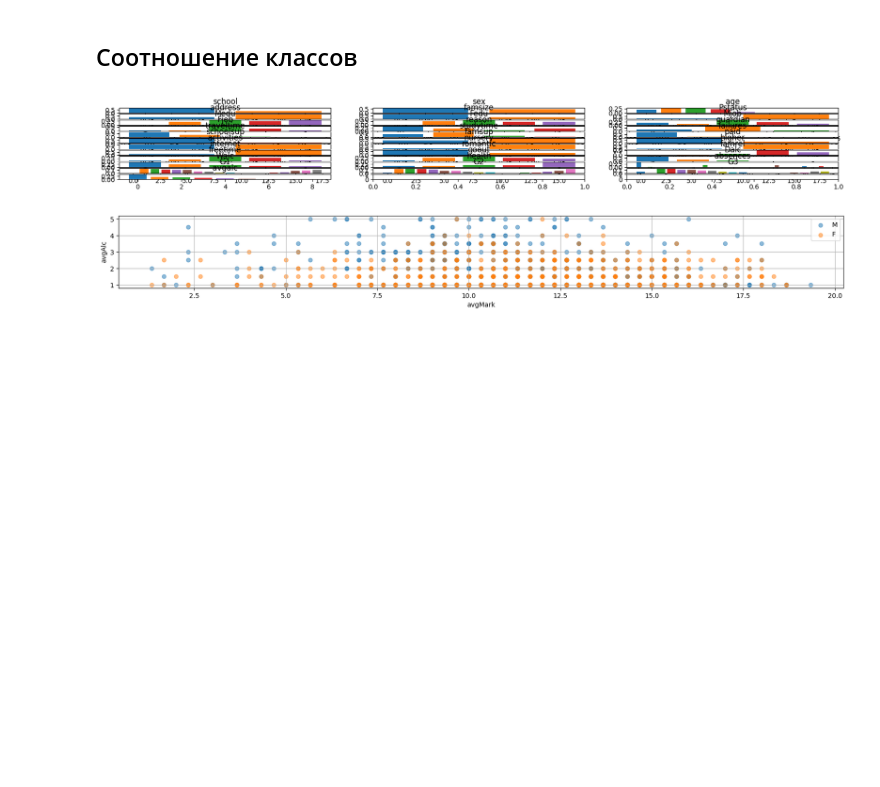
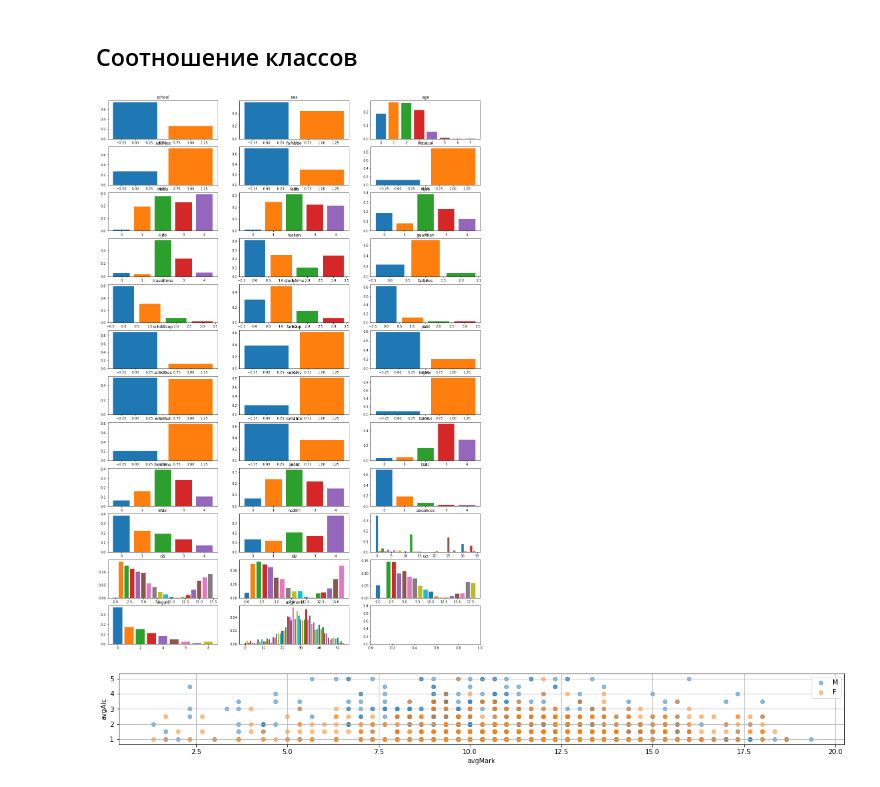
Before and after one commit to danissomo/miiad_dz, a Jupyter notebook: part2.ipynb, the cells around one changed output. Saved outputs shown, nothing was run; the diff lists cells and outputs as text; code cells hidden in the pictures; blank space fills up the shorter version.

```diff
--- a/part2.ipynb
+++ b/part2.ipynb
@@ -45,26 +40,26 @@ target = data['avgalc']
 ## Соотношение классов
 # %%
 import matplotlib.pyplot as plt
-
+plt.rcParams['figure.figsize'] = [20, 30]
 class_values = dict()
 for key in data:
     amount = []
     for u in np.unique(data[key]):
         amount.append(data[key][data[key] == u].shape[0]/data[key].shape[0])
     class_values[key] = amount
 
 
 def draw_chart(ax, values, name):
     for i, val in enumerate(values):
         ax.bar(i, val)
     ax.set_title(name)
 
 fig, axs = plt.subplots(class_values.keys().__len__()// 3 + 1, 3)
 for ax, key in zip(axs.flatten(), class_values):
     draw_chart(ax, class_values[key], key)
 plt.show()
 # %% [output]
-[figure, old version]
+[figure, new version]
 # %%
 plt.rcParams['figure.figsize'] = [20, 2]
 m_feature = encs['sex'].transform([['M']])[0,0]
```
Also changed, not shown: parts of 2 cells of this notebook.
